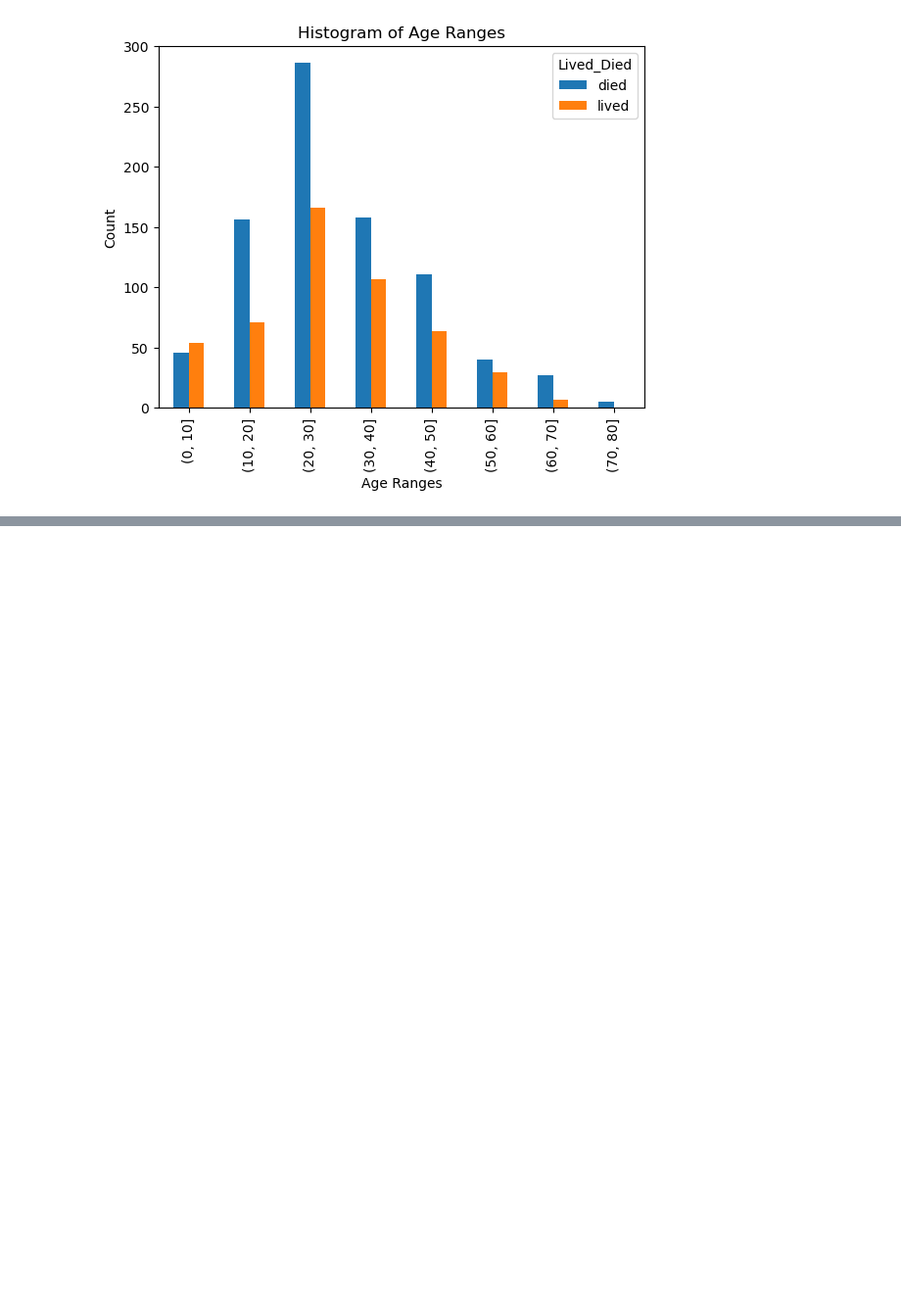
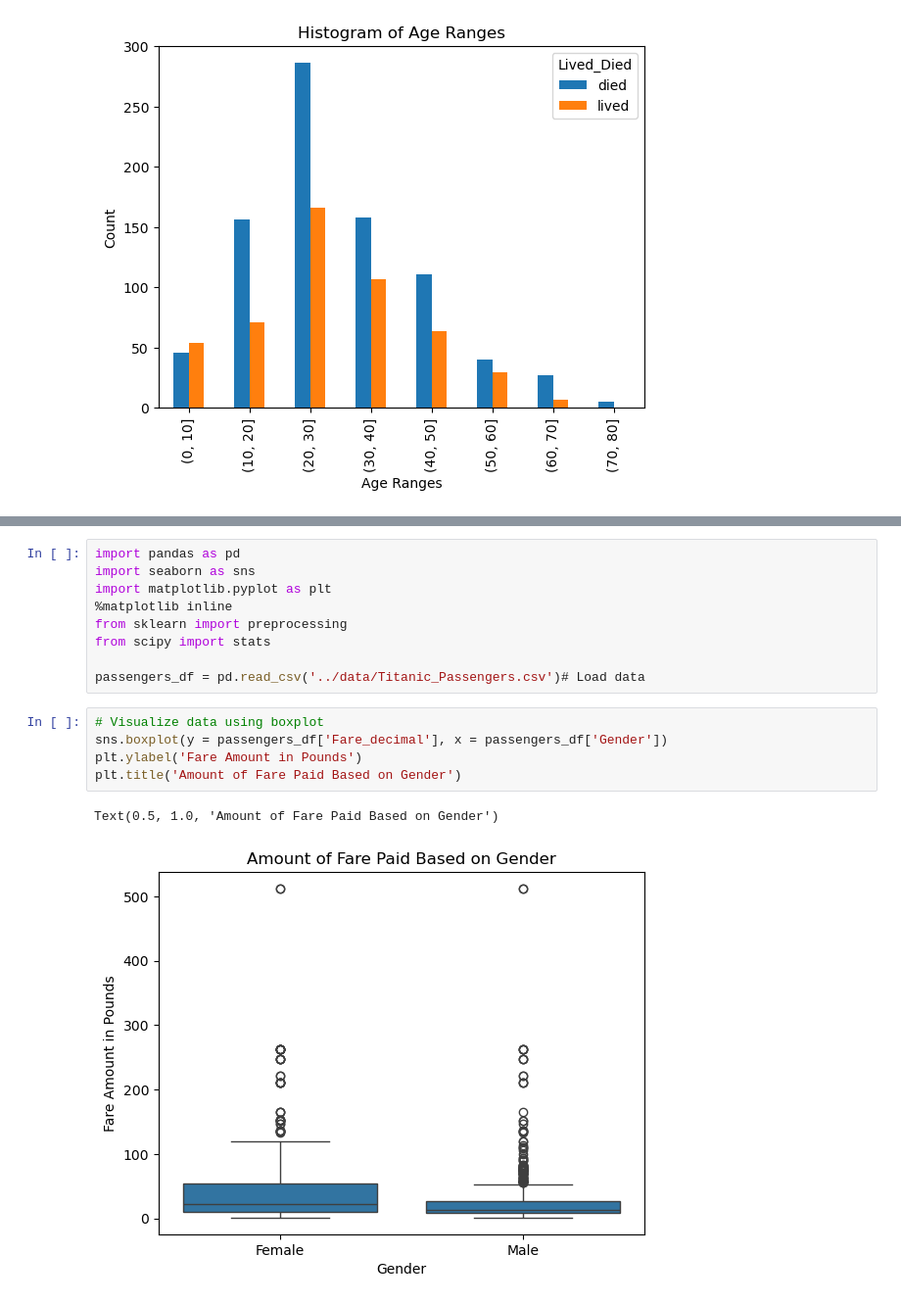
Before and after one commit to CS4580/my-notes-hugo-wsu, a Jupyter notebook: module6/titanic_data_analysis.ipynb, the cells around one changed output, grey strips where cells are left out. Shown: that part at 98% size. Drawn from its saved outputs; the diff is of its cells as text; blank space fills up the shorter version.

```diff
--- a/module6/titanic_data_analysis.ipynb
+++ b/module6/titanic_data_analysis.ipynb
@@ -105,0 +290,17 @@ passengers_df['age_bins'] = pd.cut(x=passengers_df['Age'], bins=[0, 10, 20, 30,
+# %%
+import pandas as pd
+import seaborn as sns
+import matplotlib.pyplot as plt
+%matplotlib inline
+from sklearn import preprocessing
+from scipy import stats
+
+passengers_df = pd.read_csv('../data/Titanic_Passengers.csv')# Load data
+# %%
+# Visualize data using boxplot
+sns.boxplot(y = passengers_df['Fare_decimal'], x = passengers_df['Gender'])
+plt.ylabel('Fare Amount in Pounds')
+plt.title('Amount of Fare Paid Based on Gender')
+# %% [output]
+Text(0.5, 1.0, 'Amount of Fare Paid Based on Gender')
+[figure, added]
```
Also changed, not shown: parts of 29 cells of this notebook.
